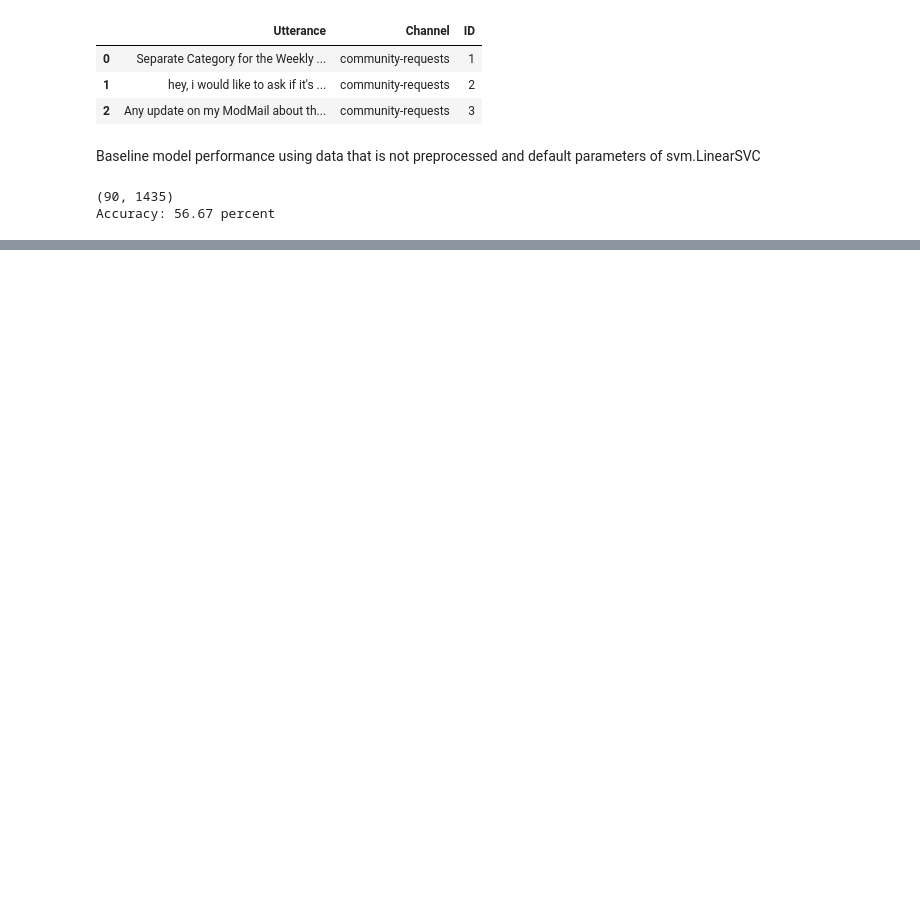
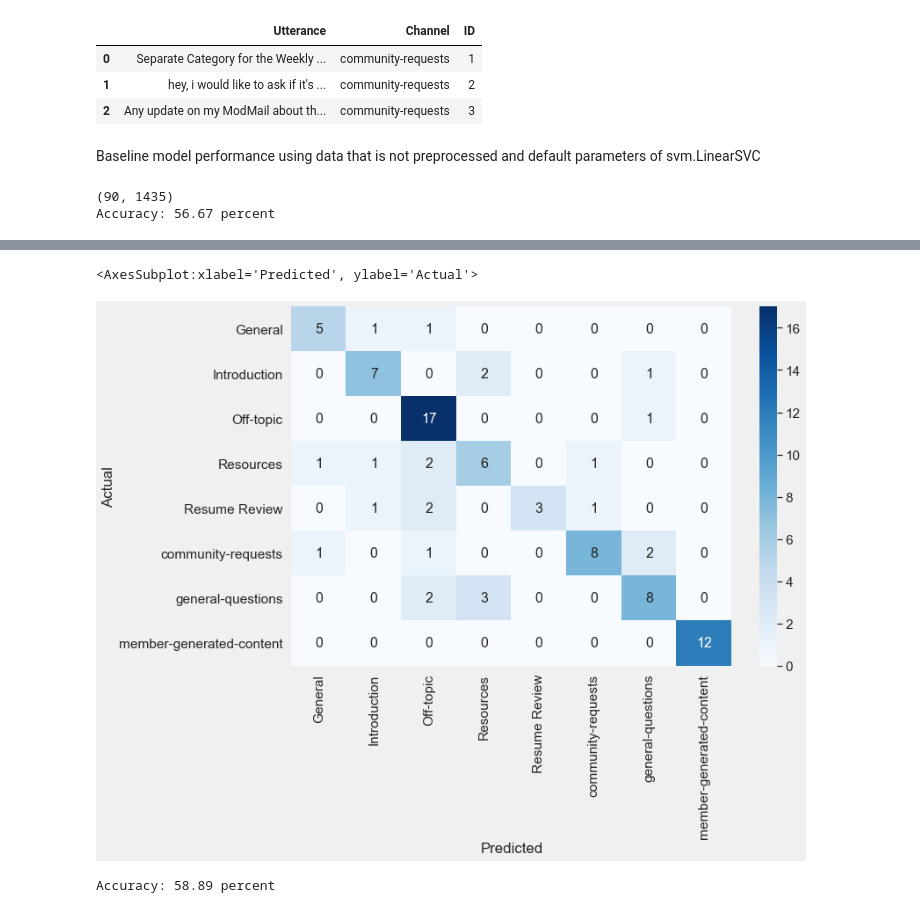
Before and after one commit to patrickkylejuan/aml-1, a Jupyter notebook: SVM-Discord-Classifier.ipynb, the cells around one changed output, grey strips where cells are left out. Drawn from its saved outputs; the diff is of its cells as text; code cells hidden in the pictures; blank space fills up the shorter version.

```diff
--- a/SVM-Discord-Classifier.ipynb
+++ b/SVM-Discord-Classifier.ipynb
@@ -93,21 +95,23 @@ Baseline model performance using data that is not preprocessed and default param
 ### must meet the threshold of 5% false positives on detecting posts in the wrong channel and 90% accuracy in suggesting the correct channel
 
 # Splitting the values into testing and training data
-X_train, X_test, y_train, y_train = train_test_split(df["Utterance"],
+X_train, X_test, y_train, y_test= train_test_split(df["Utterance"],
                                                     df["Channel"],
                                                     test_size = 0.30,
                                                     stratify = df["Channel"],random_state=17) #preserve the distribution and enable reproducibility
 
 ## Using tfidf Vectorizer and sklearn.svm.LinearSVC
 vectorizer = TfidfVectorizer(stop_words='english')
-tfidf_train_x = vectorizer.fit_transform(train_x)
+tfidf_train_x = vectorizer.fit_transform(X_train)
 classifier = LinearSVC()
-classifier.fit(tfidf_train_x.toarray(), train_y)
-tfidf_test_x = vectorizer.transform(test_x) #applying tf-idf to the test data
+classifier.fit(tfidf_train_x.toarray(), y_train)
+tfidf_test_x = vectorizer.transform(X_test) #applying tf-idf to the test data
 print(tfidf_test_x.shape)
-scores = cross_val_score(classifier, tfidf_test_x.toarray(), test_y, cv=5) #cross-validation
+scores = cross_val_score(classifier, tfidf_test_x.toarray(), y_test, cv=5) #cross-validation
 acc = scores.mean()
 print("Accuracy: %0.2f percent" % (acc *100))
 # %% [output]
 (90, 1435)
 Accuracy: 56.67 percent
+# %%
+predictions = classifier.predict(tfidf_test_x.toarray())
@@ -113,0 +127,25 @@ Accuracy: 56.67 percent
+# %%
+# Plotting the confusion matrix
+data = confusion_matrix(y_test, predictions)
+df_cm = pd.DataFrame(data, columns=np.unique(y_test), index = np.unique(y_test))
+df_cm.index.name = 'Actual'
+df_cm.columns.name = 'Predicted'
+plt.figure(figsize = (10,7))
+sns.set(font_scale=1.4)#for label size
+sns.heatmap(df_cm, cmap="Blues", annot=True,annot_kws={"size": 16})# font size
+# %% [output]
+<AxesSubplot:xlabel='Predicted', ylabel='Actual'>
+[figure, added]
+# %%
+# Using OnevsRest Classifier LinearSVC
+from sklearn.multiclass import OneVsRestClassifier
+from sklearn.svm import SVC
+
+clf = OneVsRestClassifier(SVC()).fit(tfidf_train_x.toarray(), y_train)
+
+
+scores = cross_val_score(clf, tfidf_test_x.toarray(), y_test, cv=5) #cross-validation
+acc = scores.mean()
+print("Accuracy: %0.2f percent" % (acc *100))
+# %% [output]
+Accuracy: 58.89 percent
```
Also changed, not shown: parts of 39 cells of this notebook.
